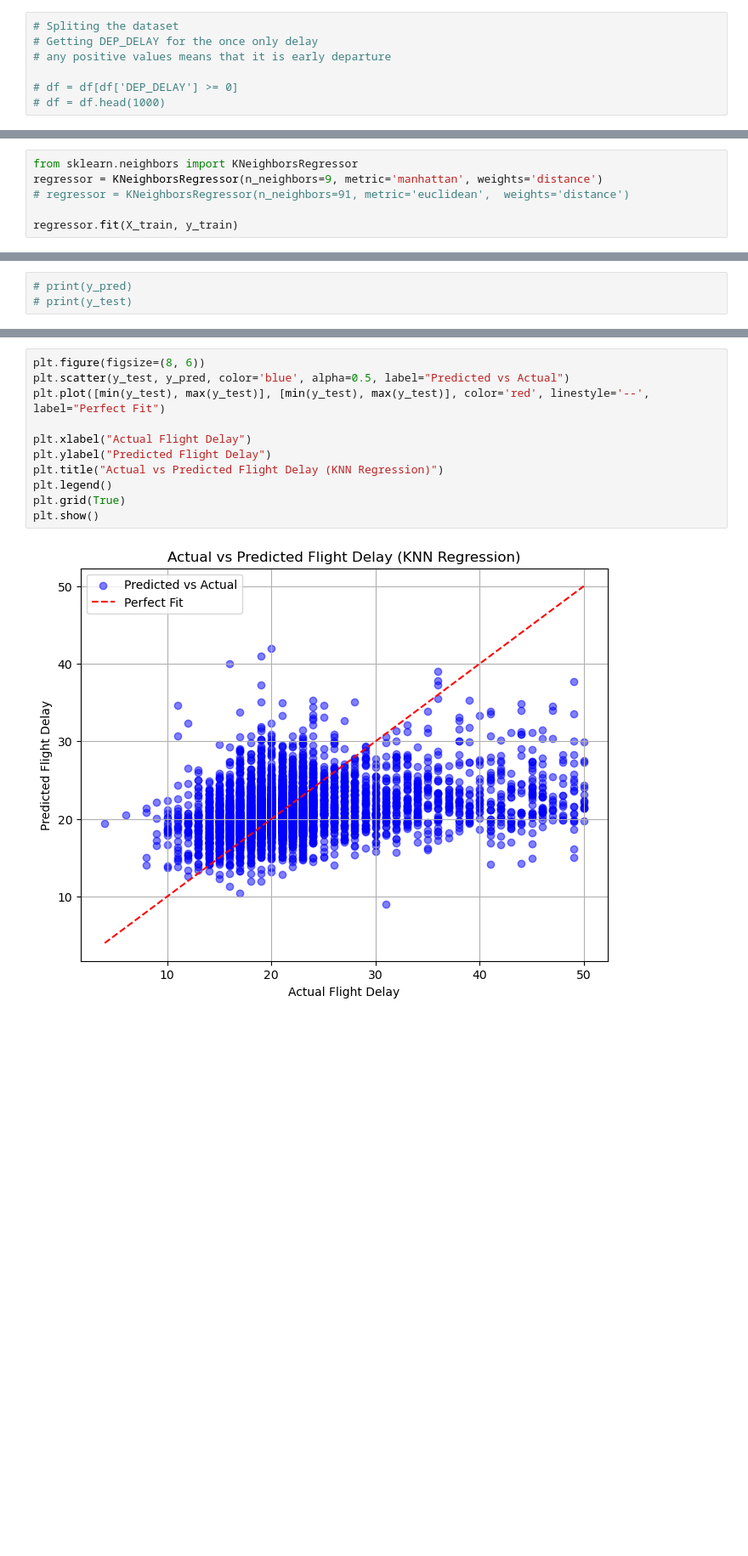
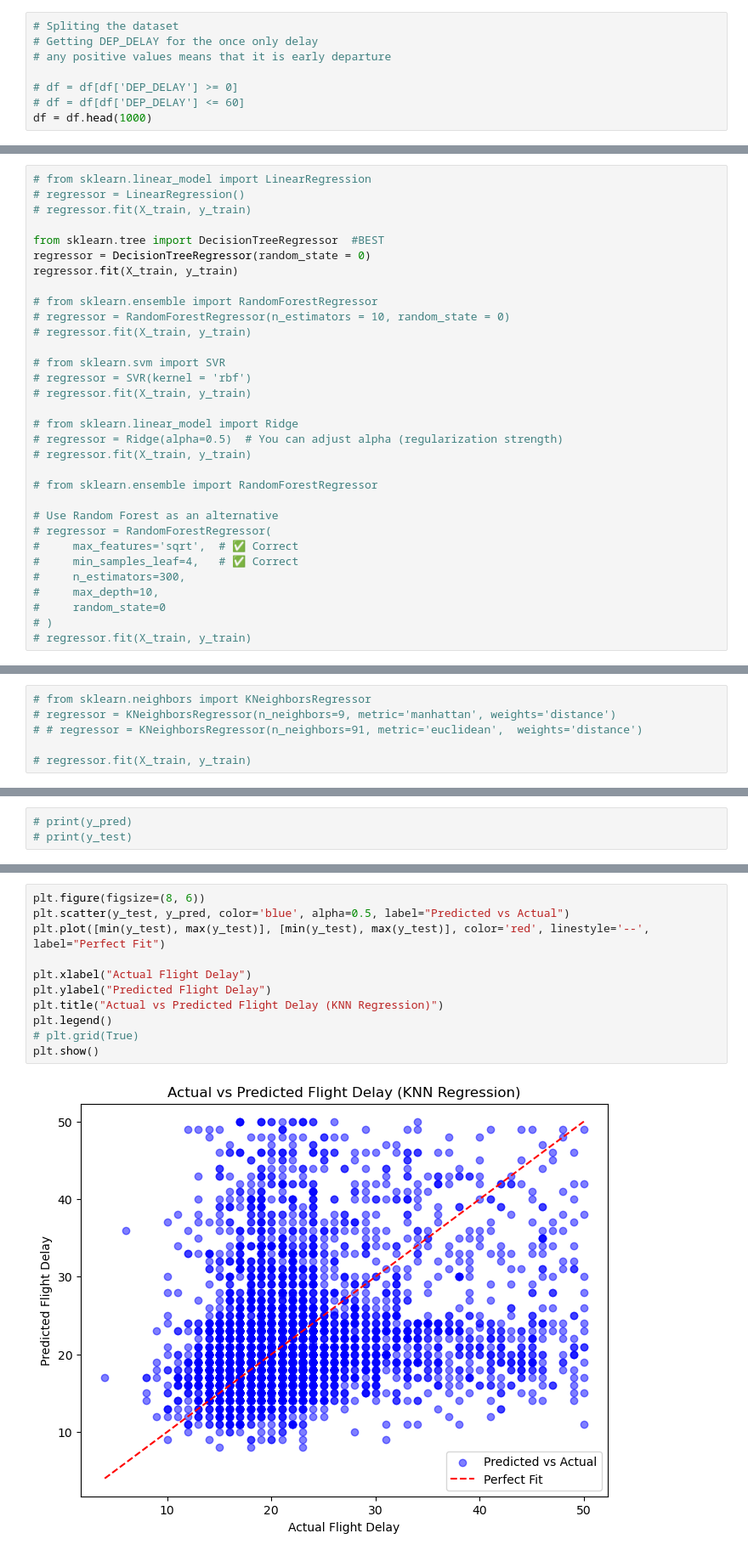
Before and after one commit to Josiah-Lam/Flight-delay, a Jupyter notebook: classification-model/knn/knn-log-outiler.ipynb, the cells around one changed output, grey strips where cells are left out. Shown at 85% size. Drawn from its saved outputs; the diff is of its cells as text; blank space fills up the shorter version.

```diff
--- a/classification-model/knn/knn-log-outiler.ipynb
+++ b/classification-model/knn/knn-log-outiler.ipynb
@@ -31,7 +31,8 @@ df = df.astype(int)
 # any positive values means that it is early departure
 
 # df = df[df['DEP_DELAY'] >= 0]
-# df = df.head(1000)
+# df = df[df['DEP_DELAY'] <= 60]
+df = df.head(1000)
 # %% [markdown]
 ### Outilers Testing
 # %%
@@ -236,0 +238,32 @@ X_test = sc.transform(X_test)
+# %%
+# from sklearn.linear_model import LinearRegression
+# regressor = LinearRegression()
+# regressor.fit(X_train, y_train)
+
+from sklearn.tree import DecisionTreeRegressor  #BEST
+regressor = DecisionTreeRegressor(random_state = 0)
+regressor.fit(X_train, y_train)
+
+# from sklearn.ensemble import RandomForestRegressor
+# regressor = RandomForestRegressor(n_estimators = 10, random_state = 0)
+# regressor.fit(X_train, y_train)
+
+# from sklearn.svm import SVR
+# regressor = SVR(kernel = 'rbf')
+# regressor.fit(X_train, y_train)
+
+# from sklearn.linear_model import Ridge
+# regressor = Ridge(alpha=0.5)  # You can adjust alpha (regularization strength)
+# regressor.fit(X_train, y_train)
+
+# from sklearn.ensemble import RandomForestRegressor
+
+# Use Random Forest as an alternative
+# regressor = RandomForestRegressor(
+#     max_features='sqrt',  # ✅ Correct
+#     min_samples_leaf=4,   # ✅ Correct
+#     n_estimators=300,
+#     max_depth=10,
+#     random_state=0
+# )
+# regressor.fit(X_train, y_train)
@@ -237,6 +272,6 @@ X_test = sc.transform(X_test)
 # %%
-from sklearn.neighbors import KNeighborsRegressor
-regressor = KNeighborsRegressor(n_neighbors=9, metric='manhattan', weights='distance')
-# regressor = KNeighborsRegressor(n_neighbors=91, metric='euclidean',  weights='distance')
+# from sklearn.neighbors import KNeighborsRegressor
+# regressor = KNeighborsRegressor(n_neighbors=9, metric='manhattan', weights='distance')
+# # regressor = KNeighborsRegressor(n_neighbors=91, metric='euclidean',  weights='distance')
 
-regressor.fit(X_train, y_train)
+# regressor.fit(X_train, y_train)
@@ -274,16 +307,16 @@ Average Prediction 21.129586886060494
 # %%
 plt.figure(figsize=(8, 6))
 plt.scatter(y_test, y_pred, color='blue', alpha=0.5, label="Predicted vs Actual")
 plt.plot([min(y_test), max(y_test)], [min(y_test), max(y_test)], color='red', linestyle='--', label="Perfect Fit")
 
 plt.xlabel("Actual Flight Delay")
 plt.ylabel("Predicted Flight Delay")
 plt.title("Actual vs Predicted Flight Delay (KNN Regression)")
 plt.legend()
-plt.grid(True)
+# plt.grid(True)
 plt.show()
 # %% [output]
-[figure, old version]
+[figure, new version]
 # %%
 # from sklearn.model_selection import GridSearchCV
 
```
Also changed, not shown: parts of 5 cells of this notebook, 4 other files.
